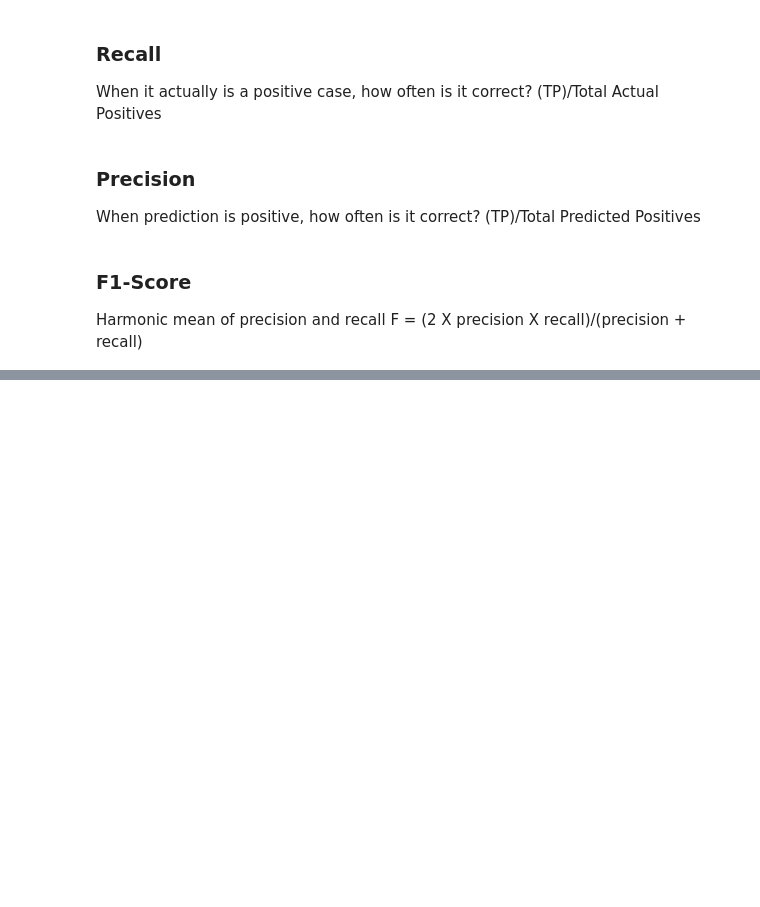
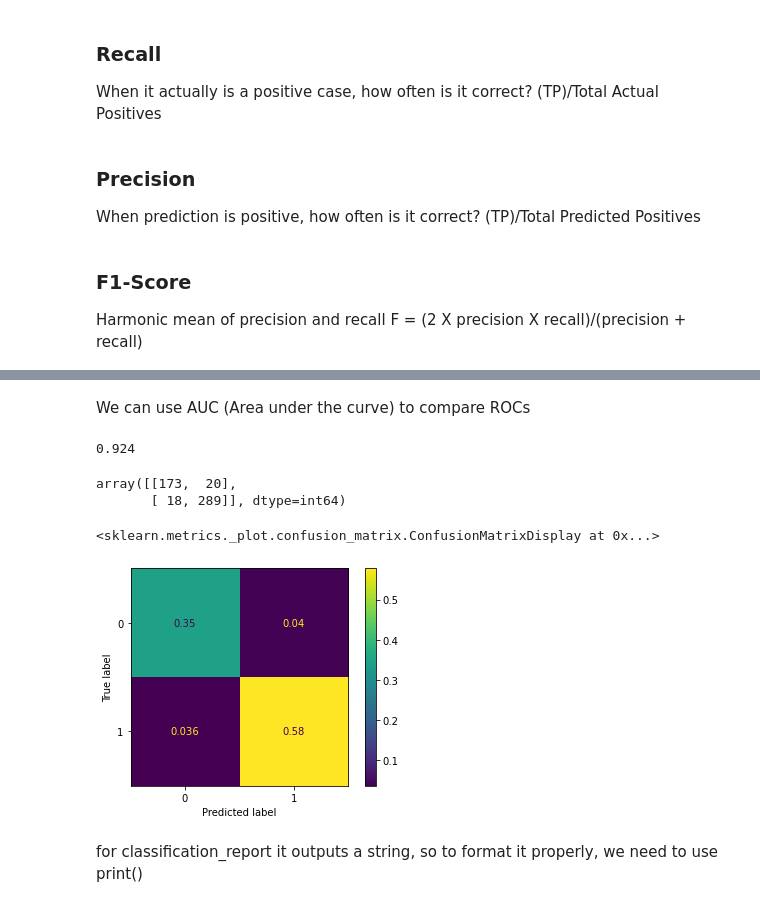
Before and after one commit to Daniel-Aguila/MLandDS, a Jupyter notebook: LogisticRegression.ipynb, the cells around one changed output, grey strips where cells are left out. Saved outputs shown, nothing was run; the diff lists cells and outputs as text; code cells hidden in the pictures; blank space fills up the shorter version.

```diff
--- a/LogisticRegression.ipynb
+++ b/LogisticRegression.ipynb
@@ -128,0 +132,2 @@ Harmonic mean of precision and recall F = (2 X precision X recall)/(precision +
+# %% [markdown]
+We can use AUC (Area under the curve) to compare ROCs
@@ -128,0 +136,11 @@ Harmonic mean of precision and recall F = (2 X precision X recall)/(precision +
+# %%
+accuracy_score(y_test,y_pred)
+# %% [output]
+0.924
+# %%
+confusion_matrix(y_test,y_pred)
+#[[TP,FN
+#  FP,TN]]
+# %% [output]
+array([[173,  20],
+       [ 18, 289]], dtype=int64)
@@ -128,0 +149,7 @@ Harmonic mean of precision and recall F = (2 X precision X recall)/(precision +
+# %%
+plot_confusion_matrix(log_model,scaled_X_test,y_test,normalize='all')
+# %% [output]
+<sklearn.metrics._plot.confusion_matrix.ConfusionMatrixDisplay at 0x...>
+[figure, added]
+# %% [markdown]
+for classification_report it outputs a string, so to format it properly, we need to use print()
```
Also changed, not shown: parts of 42 cells of this notebook.
